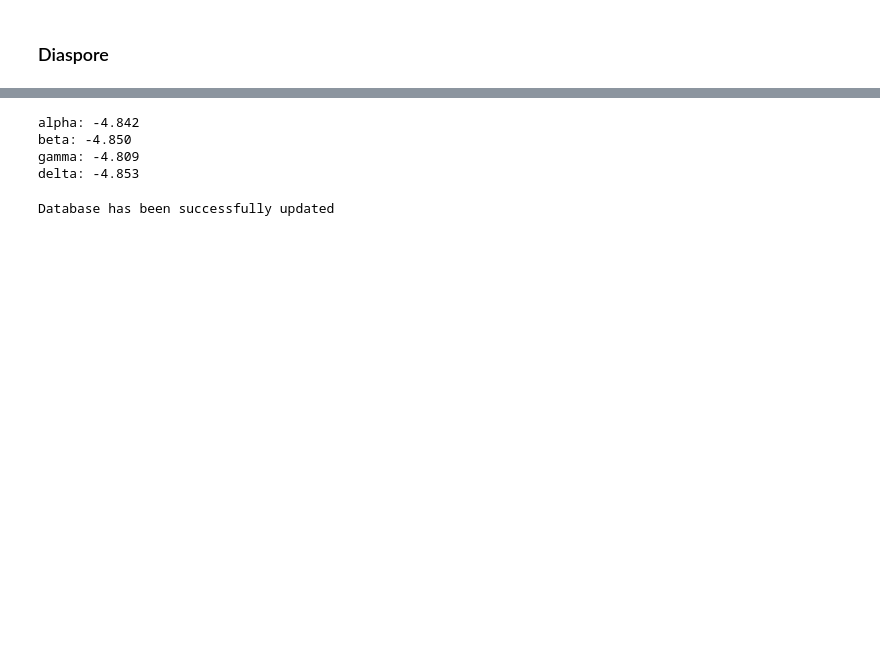
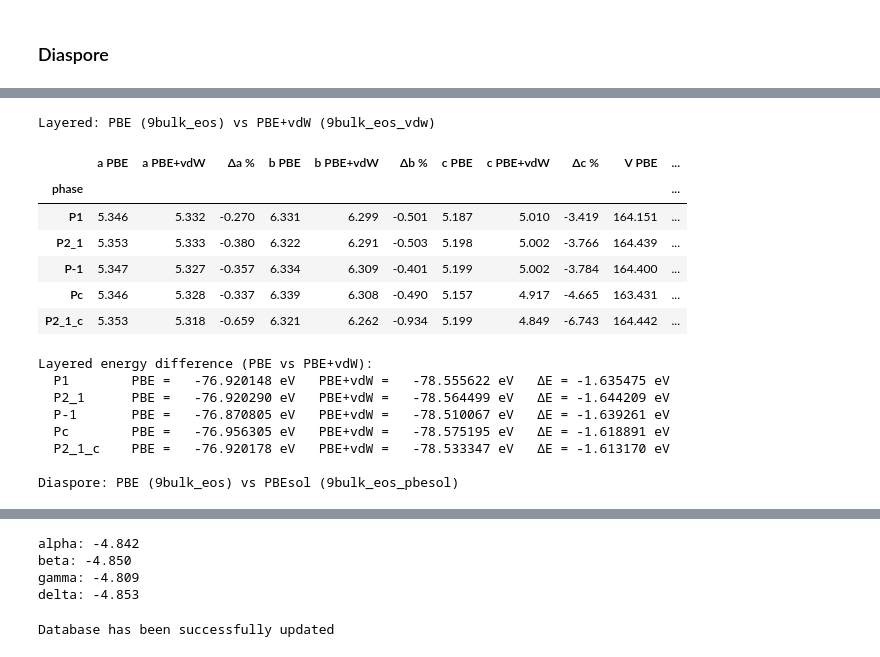
Before and after one commit to purphy42/niohf_umlips, a Jupyter notebook: Data_processing.ipynb, the cells around one changed output, grey strips where cells are left out. Cells and saved outputs as stored; diff of their text form; code cells hidden in the pictures; blank space fills up the shorter version.

```diff
--- a/Data_processing.ipynb
+++ b/Data_processing.ipynb
@@ -297,3 +339,16 @@ st_delta = smart_structure_read("/home/a.burov/icys_2025/niohf/initial_no_relaxa
 # %%
 # add("delta", '9bulk_eos', 1, it_folder = 'diaspore', input_st = st_delta, calc_method = 'c_scale',
 # 				n_scale_images=10, scale_region = (-10, 10), cluster = 'razor128', up='up2', run=2)
+# %%
+st_names = ["alpha", "beta", "gamma", "delta"]
+# %%
+for st_name, st_cur in zip(st_names, st_list):
+    st = st_cur.copy()
+    st_cur = st_name
+    # print(st_cur)
+    # add(st_cur, '9bulk_eos', 1, it_folder = 'diaspore', input_st = st, calc_method = 'uniform_scale',
+				# n_scale_images=10, scale_region = (-10, 10), cluster = 'razor128_zen', up='up2', run=2)
+    # res(f"{st_name}.su", "9bulk_eos", list(range(1, 11)) + [100], show="fit", analys_type="fit_a", up="up2", cluster="razor128")
+
+    # db[f"{st_name}.su", "9bulk_eos", 100].run("9bulk_cell", run=2, add=2, cluster="razor128_zen")
+    # db[f"{st_name}.su.ifn", "9bulk_cell", 100].res(cluster="razor128_zen")
@@ -299,0 +363,7 @@ st_delta = smart_structure_read("/home/a.burov/icys_2025/niohf/initial_no_relaxa
+# %%
+diaspore_pbesol = {
+    "alpha": st_alpha,
+    "beta": st_beta,
+    "gamma": st_gamma,
+    "delta": st_delta,
+}
@@ -299,0 +461,57 @@ st_delta = smart_structure_read("/home/a.burov/icys_2025/niohf/initial_no_relaxa
+# %%
+layered_lattice_pairs = []
+for sp_gr in ["P1", "P2_1", "P-1", "Pc", "P2_1_c"]:
+    layered_lattice_pairs.append((
+        sp_gr,
+        (f"layered_{sp_gr}.sc.ifn", '9bulk_cell', 100),
+        (f"layered_{sp_gr}.sc.ifn", '9bulk_cell_vdw', 100),
+    ))
+
+print("Layered: PBE (9bulk_eos) vs PBE+vdW (9bulk_eos_vdw)")
+df_layered_lat = compare_eos_lattices(layered_lattice_pairs, "PBE", "PBE+vdW")
+
+# Energy difference per space group
+print("\nLayered energy difference (PBE vs PBE+vdW):")
+for sp_gr in ["P1", "P2_1", "P-1", "Pc", "P2_1_c"]:
+    e_pbe  = db[(f"layered_{sp_gr}.sc.ifn", '9bulk_cell', 100)].e0
+    e_vdw  = db[(f"layered_{sp_gr}.sc.ifn", '9bulk_cell_vdw', 100)].e0
+    print(f"  {sp_gr:8s}  PBE = {e_pbe:12.6f} eV   "
+          f"PBE+vdW = {e_vdw:12.6f} eV   "
+          f"ΔE = {e_vdw - e_pbe:+.6f} eV")
+
+diaspore_lattice_pairs = []
+for st_name in ["alpha", "beta", "gamma", "delta"]:
+    diaspore_lattice_pairs.append((
+        st_name,
+        (f"{st_name}.su.ifn", "9bulk_cell", 100),
+        (st_name+"_cell", "9bulk_cell_pbesol", 1),
+    ))
+
+print("\nDiaspore: PBE (9bulk_eos) vs PBEsol (9bulk_eos_pbesol)")
+df_diaspore_lat = compare_eos_lattices(diaspore_lattice_pairs, "PBE", "PBEsol")
+
+# Energy difference per polymorph
+print("\nDiaspore energy difference (PBE vs PBEsol):")
+for st_name in ["alpha", "beta", "gamma", "delta"]:
+    e_pbe    = db[st_name+"_cell", "9bulk_cell", 1].e0
+    e_pbesol = db[(st_name + "_cell", "9bulk_cell_pbesol", 1)].e0
+    print(f"  {st_name:8s}  PBE = {e_pbe:12.6f} eV   "
+          f"PBEsol = {e_pbesol:12.6f} eV   "
+          f"ΔE = {e_pbesol - e_pbe:+.6f} eV")
+# %% [output]
+Layered: PBE (9bulk_eos) vs PBE+vdW (9bulk_eos_vdw)
+|  | a PBE | a PBE+vdW | Δa % | b PBE | b PBE+vdW | Δb % | c PBE | c PBE+vdW | Δc % | V PBE | ... |
+| phase |  |  |  |  |  |  |  |  |  |  | ... |
+| P1 | 5.346 | 5.332 | -0.270 | 6.331 | 6.299 | -0.501 | 5.187 | 5.010 | -3.419 | 164.151 | ... |
+| P2_1 | 5.353 | 5.333 | -0.380 | 6.322 | 6.291 | -0.503 | 5.198 | 5.002 | -3.766 | 164.439 | ... |
+| P-1 | 5.347 | 5.327 | -0.357 | 6.334 | 6.309 | -0.401 | 5.199 | 5.002 | -3.784 | 164.400 | ... |
+| Pc | 5.346 | 5.328 | -0.337 | 6.339 | 6.308 | -0.490 | 5.157 | 4.917 | -4.665 | 163.431 | ... |
+| P2_1_c | 5.353 | 5.318 | -0.659 | 6.321 | 6.262 | -0.934 | 5.199 | 4.849 | -6.743 | 164.442 | ... |
+Layered energy difference (PBE vs PBE+vdW):
+  P1        PBE =   -76.920148 eV   PBE+vdW =   -78.555622 eV   ΔE = -1.635475 eV
+  P2_1      PBE =   -76.920290 eV   PBE+vdW =   -78.564499 eV   ΔE = -1.644209 eV
+  P-1       PBE =   -76.870805 eV   PBE+vdW =   -78.510067 eV   ΔE = -1.639261 eV
+  Pc        PBE =   -76.956305 eV   PBE+vdW =   -78.575195 eV   ΔE = -1.618891 eV
+  P2_1_c    PBE =   -76.920178 eV   PBE+vdW =   -78.533347 eV   ΔE = -1.613170 eV
+
+Diaspore: PBE (9bulk_eos) vs PBEsol (9bulk_eos_pbesol)
```
Also changed, not shown: parts of 77 cells of this notebook, 36 other files.
